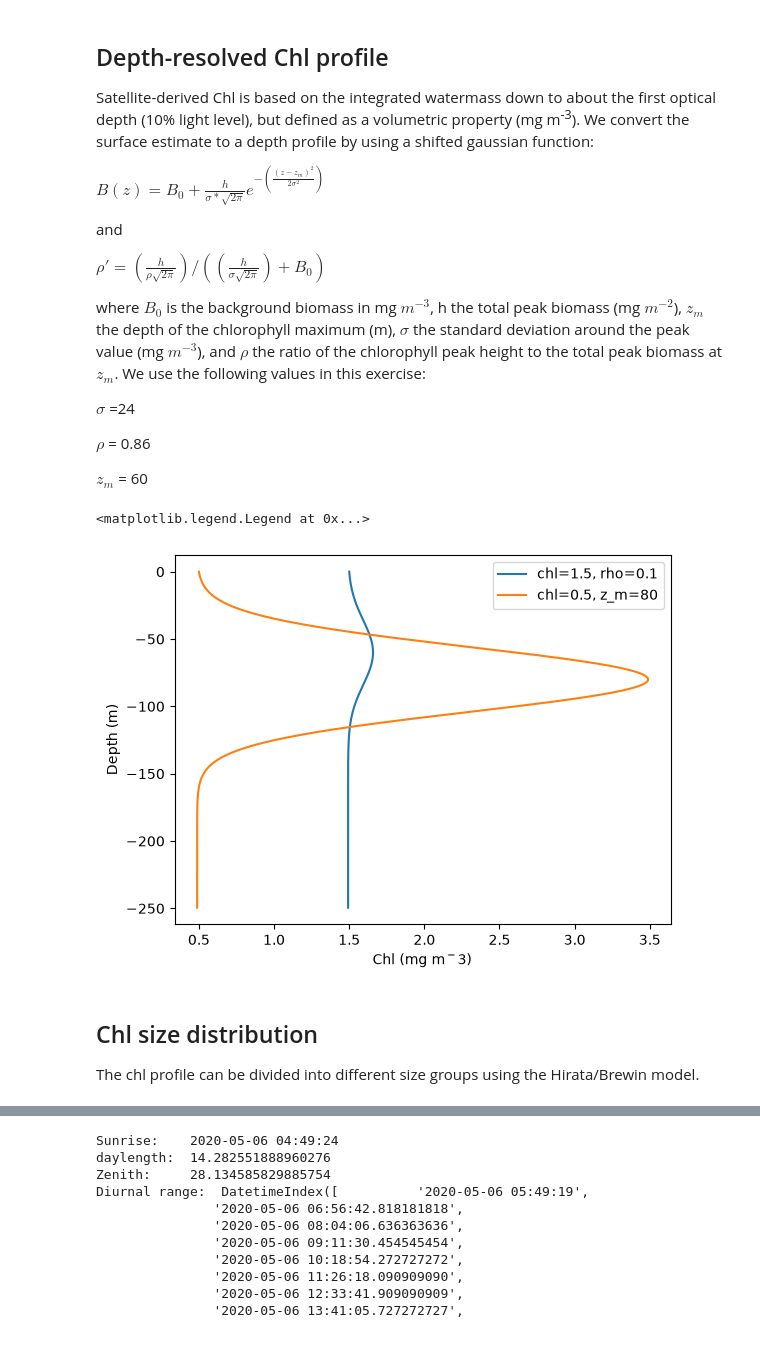
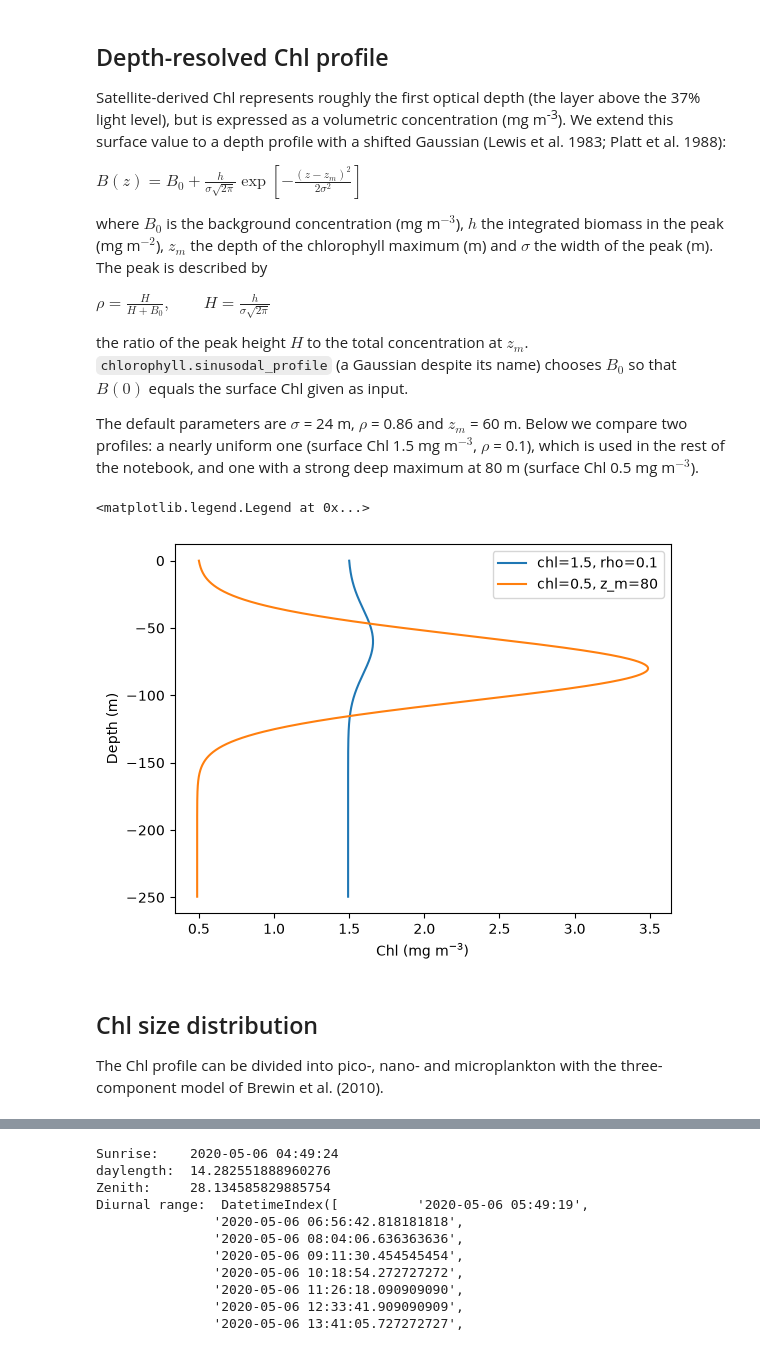
Before and after one commit to PrimaryProduction/PSM_spectral_PP_model, a Jupyter notebook: light_field.ipynb, the cells around one changed output, grey strips where cells are left out. Saved outputs shown, nothing was run; the diff lists cells and outputs as text; code cells hidden in the pictures.

```diff
--- a/light_field.ipynb
+++ b/light_field.ipynb
@@ -28,37 +28,31 @@ The model is described in detail in Kulk et al. 2020 (doi:10.3390/rs12050826).
 # %% [markdown]
 ## Depth-resolved Chl profile
 
-Satellite-derived Chl is based on the integrated watermass down to about the first optical depth (10% light level), but defined as a volumetric property (mg m<sup>-3</sup>). We convert the surface estimate to a depth profile by using a shifted gaussian function:
+Satellite-derived Chl represents roughly the first optical depth (the layer above the 37% light level), but is expressed as a volumetric concentration (mg m<sup>-3</sup>). We extend this surface value to a depth profile with a shifted Gaussian (Lewis et al. 1983; Platt et al. 1988):
 
-$B(z) = B_0 + \frac{h}{\sigma*\sqrt{2\pi}} e^{-{\left( \frac{(z-z_m)^2}{2\sigma^2} \right)}}$
+$B(z) = B_0 + \frac{h}{\sigma\sqrt{2\pi}} \exp\left[-\frac{(z-z_m)^2}{2\sigma^2}\right]$
 
-and
+where $B_0$ is the background concentration (mg m$^{-3}$), $h$ the integrated biomass in the peak (mg m$^{-2}$), $z_m$ the depth of the chlorophyll maximum (m) and $\sigma$ the width of the peak (m). The peak is described by
 
-$\rho' = \left( \frac{h}{\rho \sqrt{2\pi}}\right) / \left( \left( \frac{h}{\sigma \sqrt{2\pi}} \right) + B_0 \right )$
+$\rho = \frac{H}{H + B_0}, \qquad H = \frac{h}{\sigma\sqrt{2\pi}}$
 
-where $B_0$ is the background biomass in mg $m^{−3}$, h the total peak biomass (mg $m^{-2}$), $z_m$ the depth of the chlorophyll maximum (m), $\sigma$ the standard deviation around the peak value (mg $m^{−3}$), and $\rho$ the ratio of the chlorophyll peak height to the total peak biomass at $z_m$. We use the following values in this exercise:
+the ratio of the peak height $H$ to the total concentration at $z_m$. `chlorophyll.sinusodal_profile` (a Gaussian despite its name) chooses $B_0$ so that $B(0)$ equals the surface Chl given as input.
 
-$\sigma$ =24
-
-$\rho$ = 0.86
-
-$z_m$ = 60
+The default parameters are $\sigma$ = 24 m, $\rho$ = 0.86 and $z_m$ = 60 m. Below we compare two profiles: a nearly uniform one (surface Chl 1.5 mg m$^{-3}$, $\rho$ = 0.1), which is used in the rest of the notebook, and one with a strong deep maximum at 80 m (surface Chl 0.5 mg m$^{-3}$).
 # %%
-
-# chlz = chlorophyll.sinusodal_profile(chl, sigma=24, rho=0.86, z_m=60, mld=None)
-chlz = chlorophyll.sinusodal_profile(1.5, rho=0.1)
+chlz = chlorophyll.sinusodal_profile(1.5, rho=0.1)       # used in the rest of the notebook
+chlz_dcm = chlorophyll.sinusodal_profile(0.5, z_m=80)    # strong deep maximum, for comparison
 plt.plot(chlz, -depths, label="chl=1.5, rho=0.1")
-chlz = chlorophyll.sinusodal_profile(0.5, z_m=80)
-plt.plot(chlz, -depths, label="chl=0.5, z_m=80")
-plt.xlabel("Chl (mg m${^-3}$)")
+plt.plot(chlz_dcm, -depths, label="chl=0.5, z_m=80")
+plt.xlabel("Chl (mg m$^{-3}$)")
 plt.ylabel("Depth (m)")
 plt.legend()
 # %% [output]
 <matplotlib.legend.Legend at 0x...>
-[figure, old version]
+[figure, new version]
 # %% [markdown]
 ## Chl size distribution
-The chl profile can be divided into different size groups using the Hirata/Brewin model.
+The Chl profile can be divided into pico-, nano- and microplankton with the three-component model of Brewin et al. (2010).
 # %%
 pico_chl, nano_chl, micro_chl = size_fraction.brewin(chlz)
 
```
Also changed, not shown: parts of 19 cells of this notebook, 8 other files.
